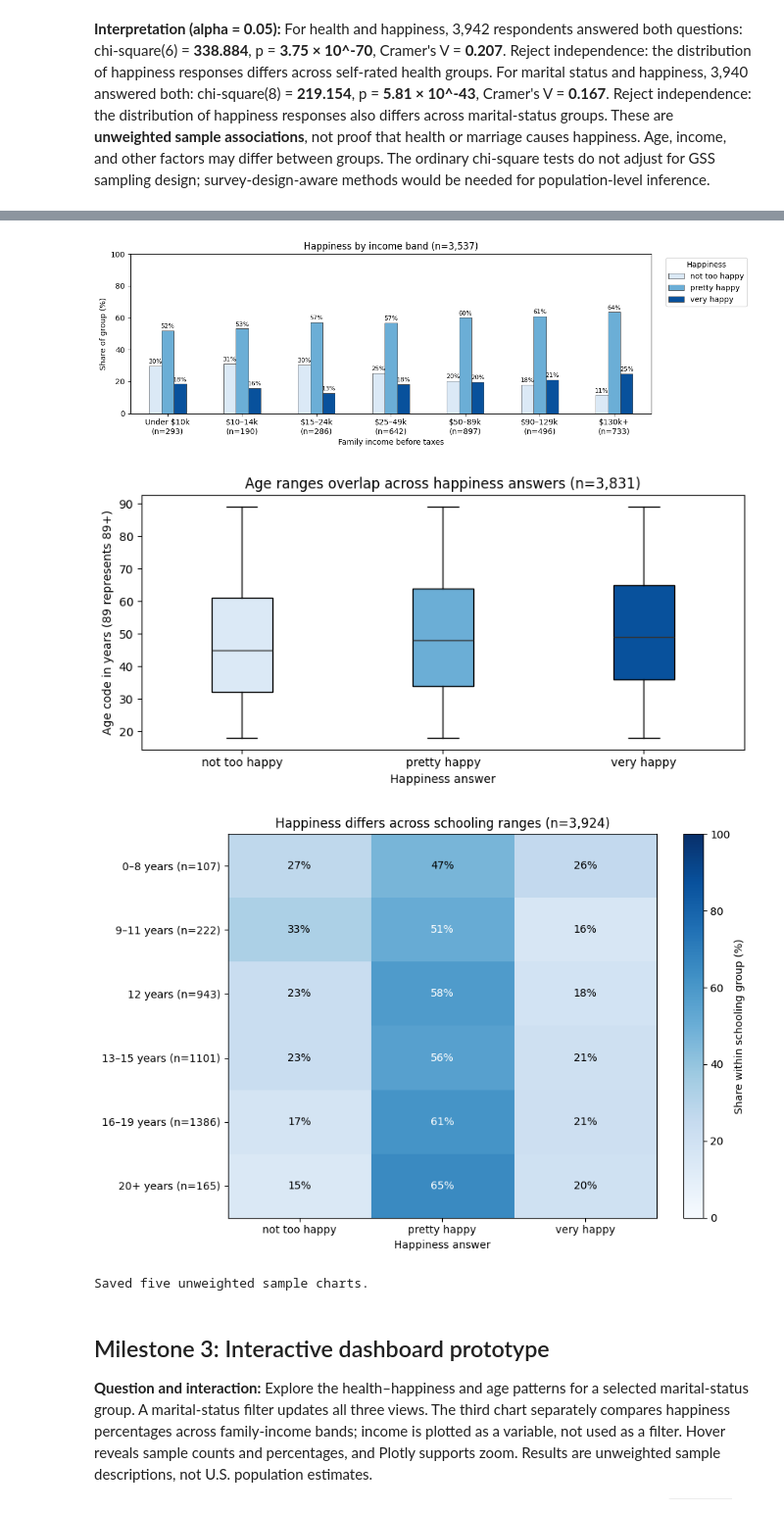
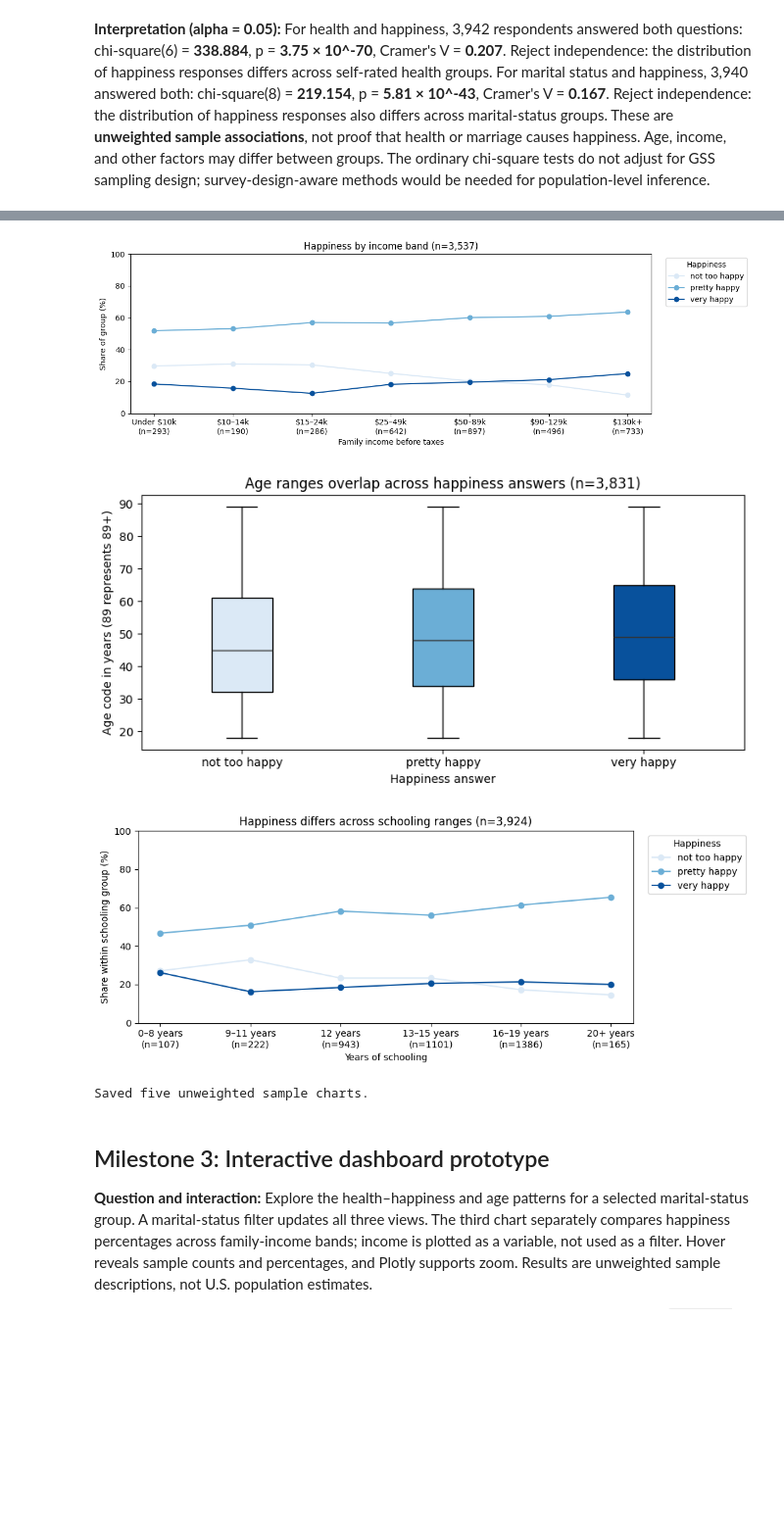
Before and after one commit to Luan-N/global-happiness-analysis, a Jupyter notebook: happiness_analysis.ipynb, the cells around one changed output, grey strips where cells are left out. Shown at 98% size. Saved outputs shown, nothing was run; the diff lists cells and outputs as text; code cells hidden in the pictures; blank space fills up the shorter version.

```diff
--- a/happiness_analysis.ipynb
+++ b/happiness_analysis.ipynb
@@ -195,55 +195,50 @@ viz['income_band'] = pd.cut(viz.income16.map({v: i for i, v in enumerate(income_
     labels=['Under $10k', '$10–14k', '$15–24k', '$25–49k', '$50–89k', '$90–129k', '$130k+'])
 income_rates = percentages('income_band')
 fig, ax = plt.subplots(figsize=(12, 4))
-income_rates.plot.bar(color=colors, edgecolor='#444444', linewidth=0.6, ax=ax)
-for bars in ax.containers:
-    ax.bar_label(bars, fmt='%.0f%%', padding=2, fontsize=8)
+income_rates.plot.line(color=colors, marker='o', ax=ax)
 income_n = pd.crosstab(viz.income_band, viz.happy).sum(axis=1)
-ax.set_xticklabels([f'{g}\n(n={income_n[g]})' for g in income_rates.index])
+ax.set_xticks(range(len(income_rates)),
+              [f'{g}\n(n={income_n[g]})' for g in income_rates.index])
 ax.set(title='Happiness by income band (n=3,537)', xlabel='Family income before taxes',
        ylabel='Share of group (%)', ylim=(0, 100))
 ax.legend(title='Happiness', loc='upper left', bbox_to_anchor=(1.02, 1))
 plt.xticks(rotation=0); fig.tight_layout()
 fig.savefig('milestone2_3_income.png', dpi=200, bbox_inches='tight'); plt.show()
 
 # 4. Include 89+ using the recorded code 89; label it as top-coded.
 age_plot = viz[viz.age.le(89) & viz.happy.notna()]
 age_samples = [age_plot.loc[age_plot.happy.eq(h), 'age'] for h in happiness]
 fig, ax = plt.subplots(figsize=(8, 4))
 boxes = ax.boxplot(age_samples, tick_labels=happiness, patch_artist=True,
                    medianprops={'color': '#333333'})
 for box, color in zip(boxes['boxes'], colors):
     box.set_facecolor(color)
 ax.set(title=f'Age ranges overlap across happiness answers (n={len(age_plot):,})',
        xlabel='Happiness answer', ylabel='Age code in years (89 represents 89+)')
 fig.tight_layout(); fig.savefig('milestone2_4_age.png', dpi=200); plt.show()
 
 # 5. Compare happiness answers within six schooling-year ranges.
 viz['school_band'] = pd.cut(viz.educ, [-1, 8, 11, 12, 15, 19, 20],
     labels=['0–8 years', '9–11 years', '12 years',
             '13–15 years', '16–19 years', '20+ years'])
 school = percentages('school_band')
 school_n = pd.crosstab(viz.school_band, viz.happy).sum(axis=1)
-fig, ax = plt.subplots(figsize=(9, 6))
-image = ax.imshow(school, cmap='Blues', vmin=0, vmax=100, aspect='auto')
-ax.set(xticks=range(3), xticklabels=happiness, yticks=range(len(school)),
-       yticklabels=[f'{g} (n={school_n[g]})' for g in school.index],
-       xlabel='Happiness answer',
-       title='Happiness differs across schooling ranges (n=3,924)')
-for row in range(len(school)):
-    for col in range(3):
-        value = school.iloc[row, col]
-        ax.text(col, row, f'{value:.0f}%', ha='center', va='center',
-                color='white' if value > 50 else 'black')
-fig.colorbar(image, ax=ax, label='Share within schooling group (%)')
+fig, ax = plt.subplots(figsize=(10, 4))
+school.plot.line(color=colors, marker='o', ax=ax)
+ax.set_xticks(range(len(school)),
+              [f'{g}\n(n={school_n[g]})' for g in school.index])
+ax.set(title='Happiness differs across schooling ranges (n=3,924)',
+       xlabel='Years of schooling', ylabel='Share within schooling group (%)',
+       ylim=(0, 100))
+ax.legend(title='Happiness', loc='upper left', bbox_to_anchor=(1.02, 1))
 fig.tight_layout(); fig.savefig('milestone2_5_education.png', dpi=200); plt.show()
 print('Saved five unweighted sample charts.')
 # %% [output]
 [figure]
 [figure]
-[figure, old version]
+[figure, new version]
 [figure]
-[figure, old version]
+[figure, new version]
 Saved five unweighted sample charts.
 # %% [markdown]
 ## Milestone 3: Interactive dashboard prototype
```
Also changed, not shown: parts of 3 cells of this notebook, 3 other files.
